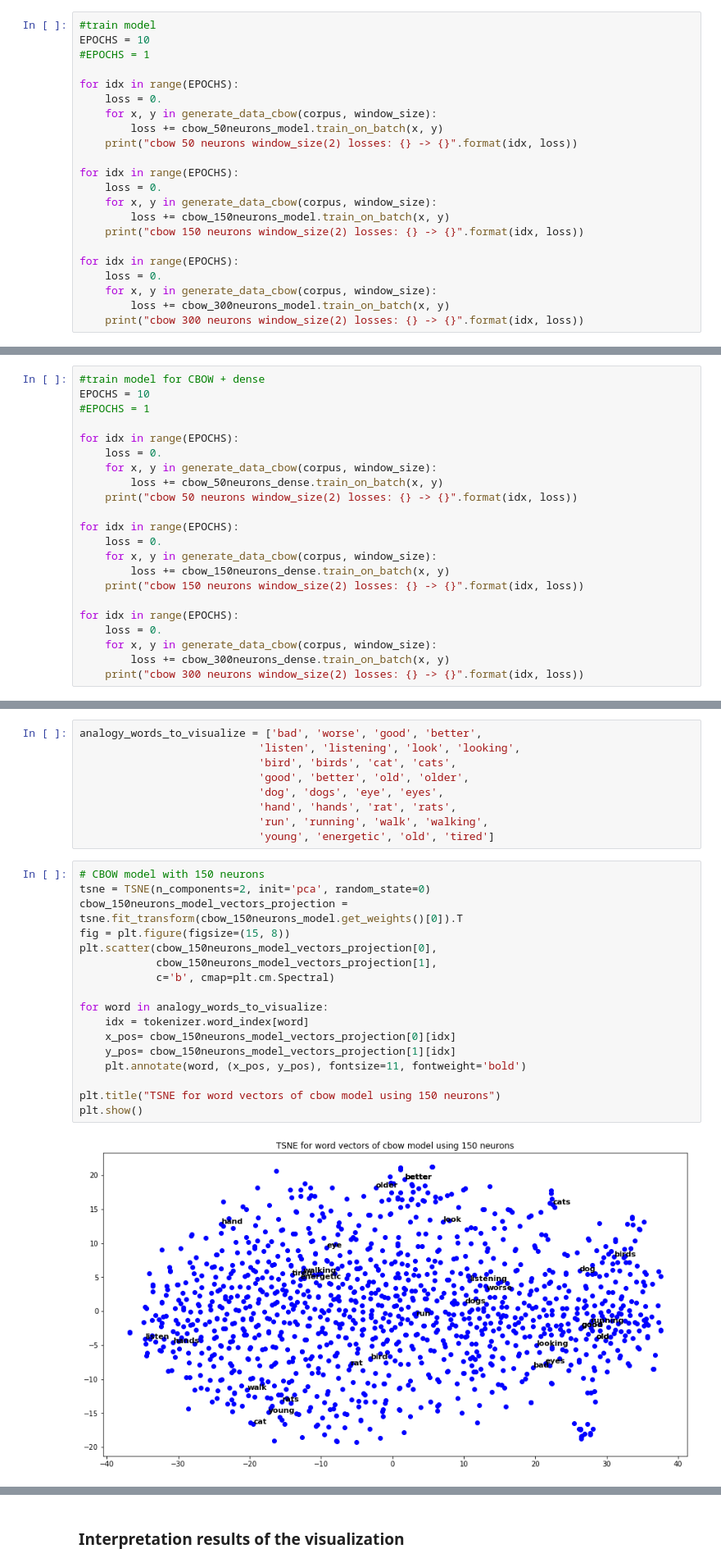
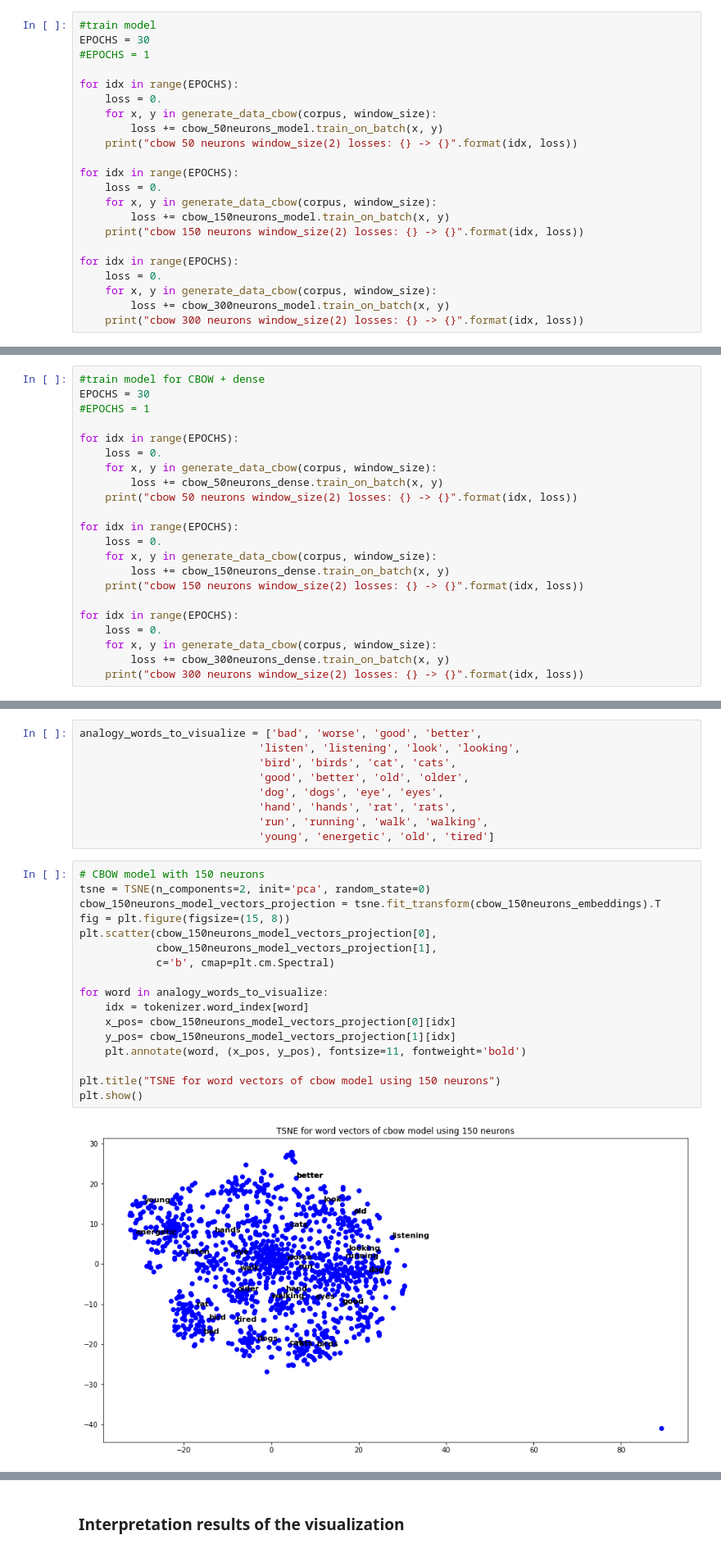
Before and after one commit to jacordero/recsys, a Jupyter notebook: Assignment1Final.ipynb, the cells around one changed output, grey strips where cells are left out. Shown: that part at 82% size. Drawn from its saved outputs; the diff is of its cells as text.

Commit message:
visualizations for cbow

```diff
--- a/Assignment1Final.ipynb
+++ b/Assignment1Final.ipynb
@@ -256,7 +256,7 @@ cbow_150neurons_model.compile(loss='categorical_crossentropy', optimizer='adadel
 cbow_300neurons_model.compile(loss='categorical_crossentropy', optimizer='adadelta')
 # %%
 #train model
-EPOCHS = 10
+EPOCHS = 30
 #EPOCHS = 1
 
 for idx in range(EPOCHS):
@@ -520,7 +520,7 @@ cbow_150neurons_dense.compile(loss='categorical_crossentropy', optimizer='adadel
 cbow_300neurons_dense.compile(loss='categorical_crossentropy', optimizer='adadelta')
 # %%
 #train model for CBOW + dense
-EPOCHS = 10
+EPOCHS = 30
 #EPOCHS = 1
 
 for idx in range(EPOCHS):
@@ -909,22 +909,22 @@ analogy_words_to_visualize = ['bad', 'worse', 'good', 'better',
 # %%
 # CBOW model with 150 neurons
 tsne = TSNE(n_components=2, init='pca', random_state=0)
-cbow_150neurons_model_vectors_projection = tsne.fit_transform(cbow_150neurons_model.get_weights()[0]).T
+cbow_150neurons_model_vectors_projection = tsne.fit_transform(cbow_150neurons_embeddings).T
 fig = plt.figure(figsize=(15, 8))
 plt.scatter(cbow_150neurons_model_vectors_projection[0],
             cbow_150neurons_model_vectors_projection[1],
             c='b', cmap=plt.cm.Spectral)
 
 for word in analogy_words_to_visualize:
     idx = tokenizer.word_index[word]
     x_pos= cbow_150neurons_model_vectors_projection[0][idx]
     y_pos= cbow_150neurons_model_vectors_projection[1][idx]
     plt.annotate(word, (x_pos, y_pos), fontsize=11, fontweight='bold')
 
 plt.title("TSNE for word vectors of cbow model using 150 neurons")
 plt.show()
 # %% [output]
-[figure, old version]
+[figure, new version]
 # %%
 # CBOW model with 300 neurons
 tsne = TSNE(n_components=2, init='pca', random_state=0)
```
Also changed, not shown: parts of 9 cells of this notebook.
